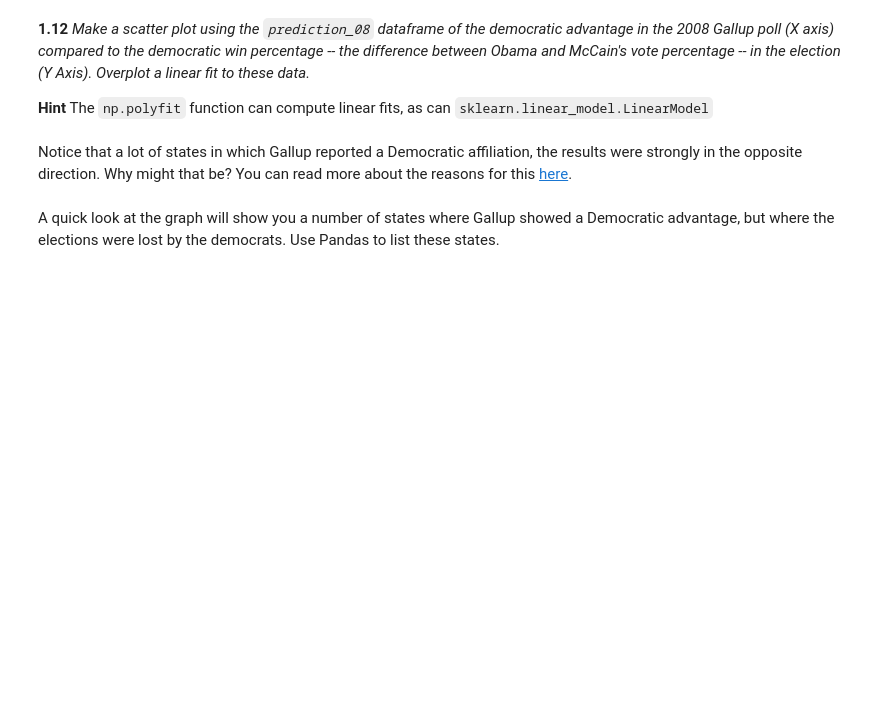
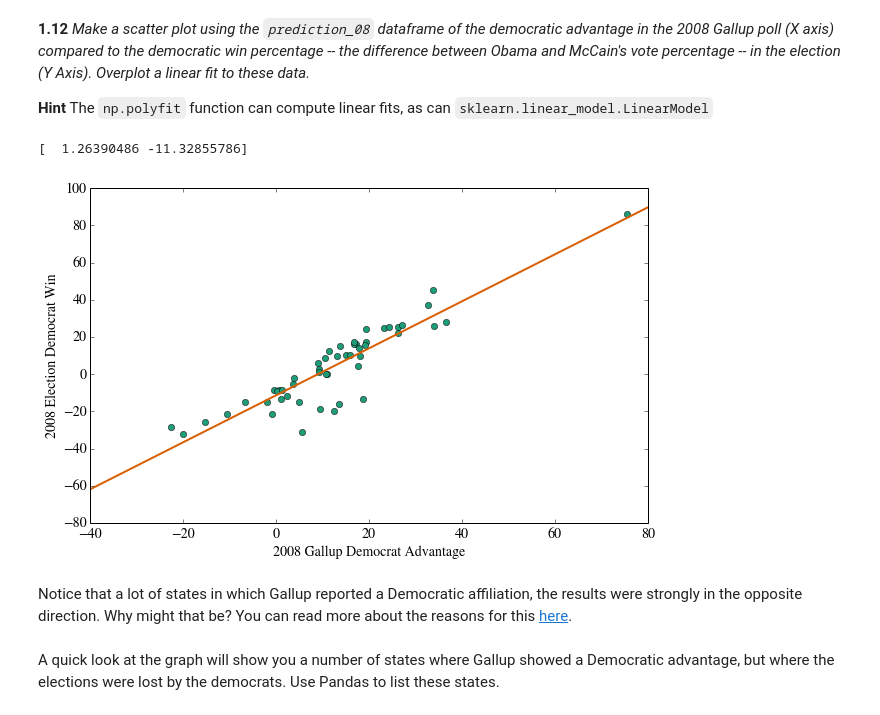
Before and after one commit to nikogamulin/DataScience, a Jupyter notebook: cs109/homeworks/HW2/HW2.ipynb, the cells around one changed output. Drawn from its saved outputs; the diff is of its cells as text; code cells hidden in the pictures; blank space fills up the shorter version.

```diff
--- a/cs109/homeworks/HW2/HW2.ipynb
+++ b/cs109/homeworks/HW2/HW2.ipynb
@@ -581,3 +656,16 @@ The `np.polyfit` function can compute linear fits, as can `sklearn.linear_model.
+# %%
+#your code here
+plt.plot(prediction_08.Dem_Adv, prediction_08.Dem_Win, 'o')
+plt.xlabel("2008 Gallup Democrat Advantage")
+plt.ylabel("2008 Election Democrat Win")
+fit = np.polyfit(prediction_08.Dem_Adv, prediction_08.Dem_Win, 1)
+x = np.linspace(-40, 80, 10)
+y = np.polyval(fit, x)
+plt.plot(x, y)
+print fit
+# %% [output]
+[  1.26390486 -11.32855786]
+[figure, added]
 # %% [markdown]
 Notice that a lot of states in which Gallup reported a Democratic affiliation, the results were strongly in the opposite direction. Why might that be? You can read more about the reasons for this [here](http://www.gallup.com/poll/114016/state-states-political-party-affiliation.aspx#1).
 # %% [markdown]
```
Also changed, not shown: parts of 19 cells of this notebook.
